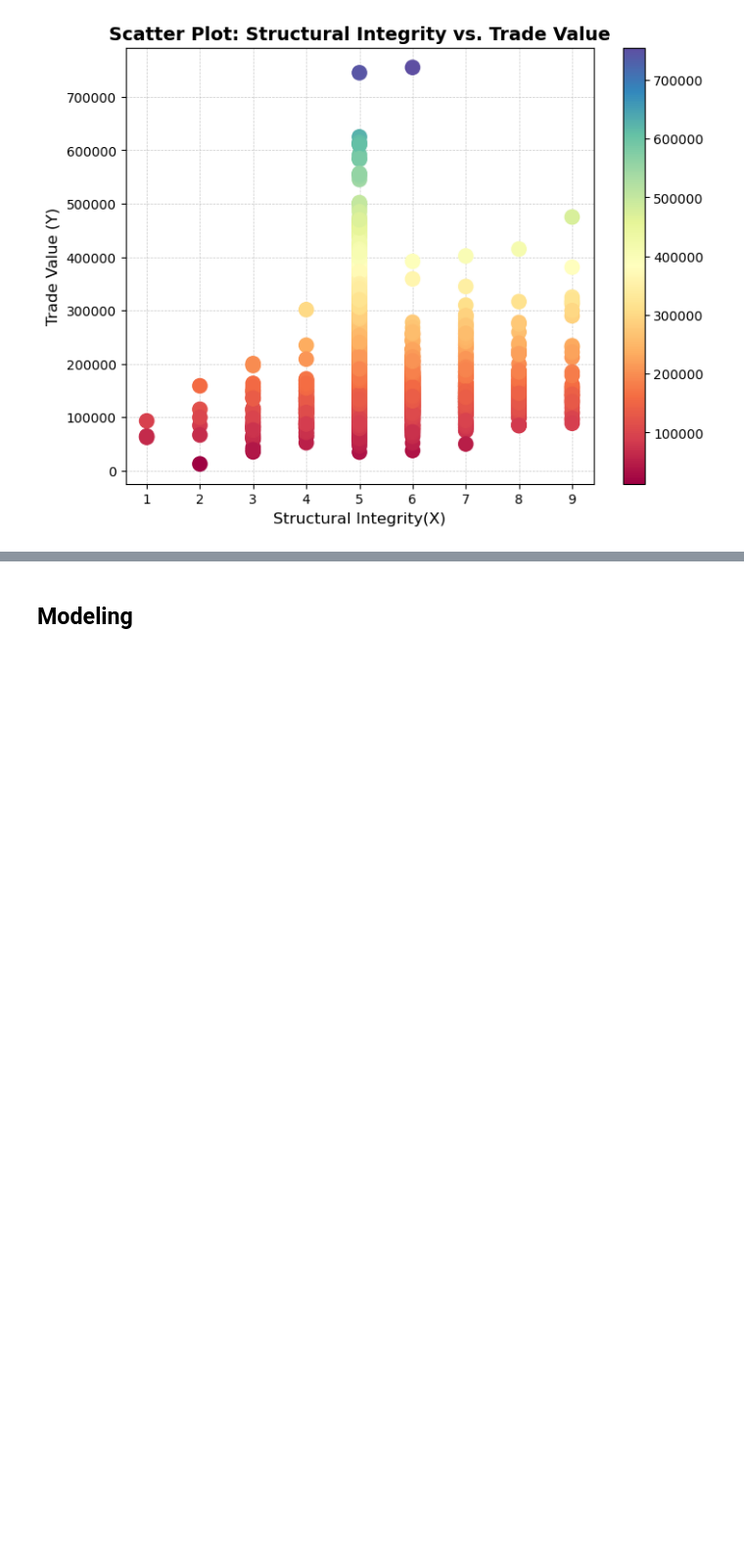
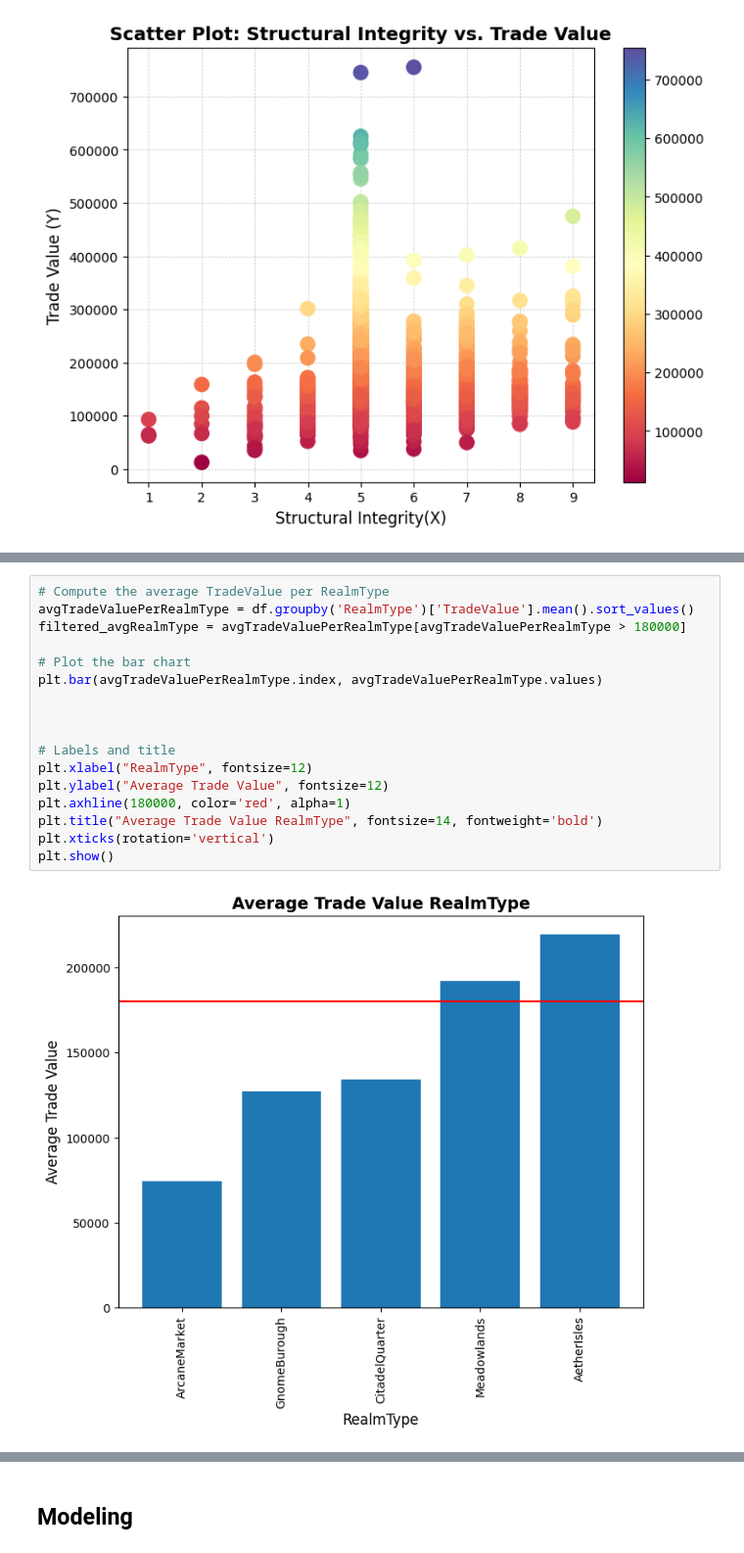
Before and after one commit to rayansamman/Slavic-Sultanate, a Jupyter notebook: src/second-iteration.ipynb, the cells around one changed output, grey strips where cells are left out. Shown: that part at 98% size. Drawn from its saved outputs; the diff is of its cells as text; blank space fills up the shorter version.

```diff
--- a/src/second-iteration.ipynb
+++ b/src/second-iteration.ipynb
@@ -225,3 +227,22 @@ plt.show()
+# %%
+# Compute the average TradeValue per RealmType
+avgTradeValuePerRealmType = df.groupby('RealmType')['TradeValue'].mean().sort_values()
+filtered_avgRealmType = avgTradeValuePerRealmType[avgTradeValuePerRealmType > 180000]
+
+# Plot the bar chart
+plt.bar(avgTradeValuePerRealmType.index, avgTradeValuePerRealmType.values)
+
+
+
+# Labels and title
+plt.xlabel("RealmType", fontsize=12)
+plt.ylabel("Average Trade Value", fontsize=12)
+plt.axhline(180000, color='red', alpha=1)
+plt.title("Average Trade Value RealmType", fontsize=14, fontweight='bold')
+plt.xticks(rotation='vertical')
+plt.show()
+# %% [output]
+[figure, added]
 # %%
 # Compute the average TradeValue per ExteriorCharm
 avgTradeValuePerCharm = df.groupby('ExteriorCharm')['TradeValue'].mean().sort_values()
```
Also changed, not shown: parts of 6 cells of this notebook, 1 other file.
